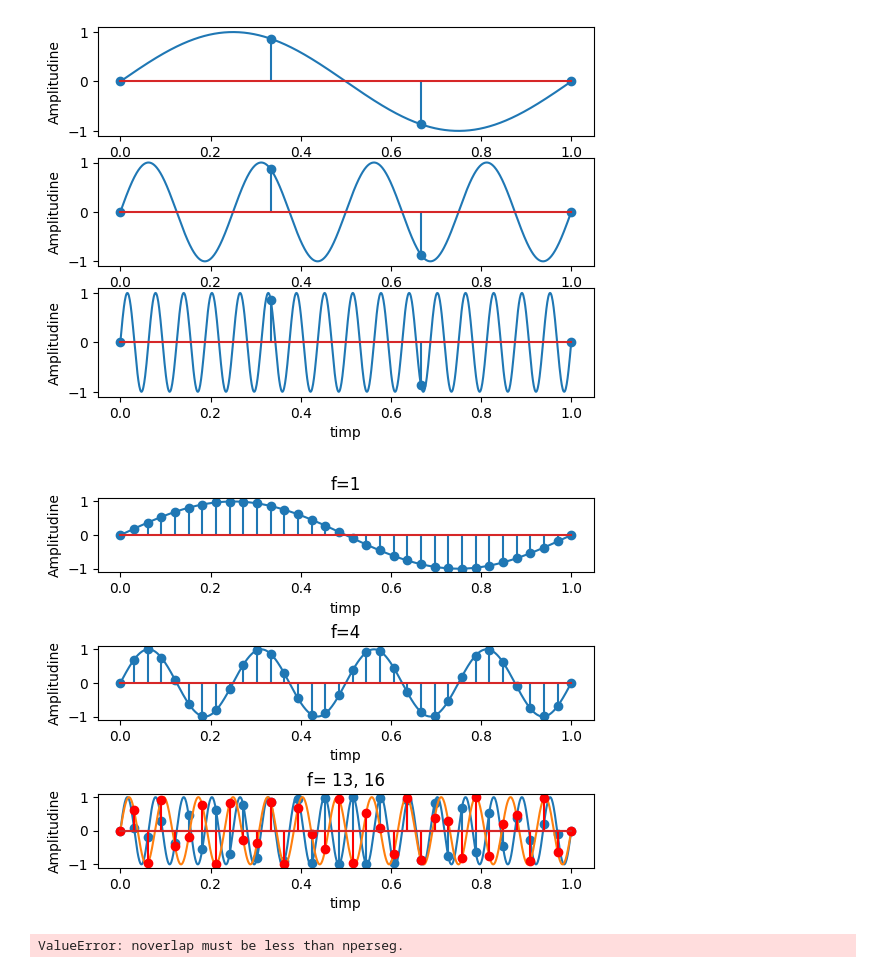
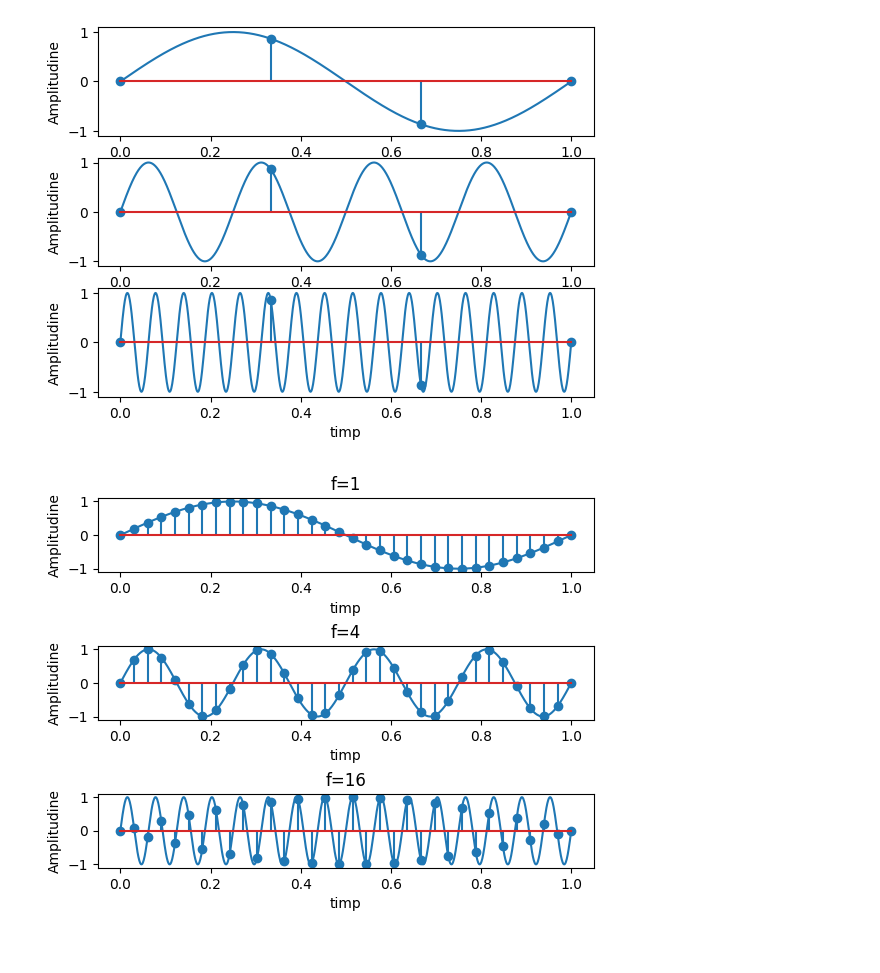
Before and after one commit to Apsodius1/Procesarea-Semnalelor, a Jupyter notebook: lab4/lab4.ipynb, the cells around one changed output. Cells and saved outputs as stored; diff of their text form; code cells hidden in the pictures.

```diff
--- a/lab4/lab4.ipynb
+++ b/lab4/lab4.ipynb
@@ -7,0 +7,24 @@ import scipy
+# %%
+# Exercitiul 1
+N = [128, 256, 512, 1024, 2048, 4096, 8192]
+
+t = np.linspace(0, 1, 10000)
+semnal_sinus = np.sin(2 * np.pi * 110 * t)
+my_times = []
+numpy_times = []
+
+for n_point in N:
+    start = timer()
+    X = np.zeros(n_point, dtype=np.complex_)
+    for omega in range(n_point):
+        for n in range(n_point):
+            X[omega] += semnal_sinus[n] * np.exp(
+                -2 * np.pi * 1j * omega * n / n_point
+            )
+    end = timer()
+    my_times.append(end - start)
+
+    start = timer()
+    X = np.fft.fft(semnal_sinus, n_point)
+    end = timer()
+    numpy_times.append(end - start)
@@ -48,39 +85,34 @@ def my_sinus(t, f=1):
 
 
 t_initial = np.linspace(0, 1, 1000)
 t_sample = np.linspace(0, 1, 34)
 
 fig, axs = plt.subplots(3)
 fig.subplots_adjust(hspace=1)
 
 axs[0].plot(t_initial, my_sinus(t_initial))
 axs[0].stem(t_sample, my_sinus(t_sample))
 axs[0].set_title("f=1")
 axs[0].set_xlabel("timp")
 axs[0].set_ylabel("Amplitudine")
 
 
 axs[1].plot(t_initial, my_sinus(t_initial, 4))
 axs[1].stem(t_sample, my_sinus(t_sample, 4))
 axs[1].set_title("f=4")
 axs[1].set_xlabel("timp")
 axs[1].set_ylabel("Amplitudine")
 
 
 axs[2].plot(t_initial, my_sinus(t_initial, 16))
 axs[2].stem(t_sample, my_sinus(t_sample, 16))
 axs[2].set_xlabel("timp")
 axs[2].set_ylabel("Amplitudine")
 
-axs[2].set_title("f= 13, 16")
-
-axs[2].plot(t_initial, my_sinus(t_initial, 13))
-axs[2].stem(t_sample, my_sinus(t_sample, 13), "r")
-axs[2].set_xlabel("timp")
-axs[2].set_ylabel("Amplitudine")
+axs[2].set_title("f=16")
 
 plt.show()
 # %% [output]
-[figure, old version]
+[figure, new version]
 # %%
 # Exercitiul 4:
@@ -88,31 +119,0 @@ plt.show()
-# %%
-# Exercitiul 5
-fs, audio_data = scipy.io.wavfile.read("sounds/a.wav")
-
-
-percentile = 1
-overlap_percent = 50
-
-overlap_samples = int(overlap_percent * fs / 100)
-group_size = int(percentile * len(audio_data) / 100)
-
-# ! ValueError: noverlap must be less than nperseg.
-
-frequencies, times, Sxx = scipy.signal.spectrogram(
-    audio_data,
-    fs,
-    nperseg=group_size,
-    noverlap=overlap_samples,
-    window='hann'
-)
-
-
-plt.figure(figsize=(10, 6))
-plt.pcolormesh(times, frequencies, 10 * np.log10(Sxx), shading='auto')
-plt.colorbar(label='Putere (dB)')
-plt.title('Spectrograma Semnalului Audio')
-plt.xlabel('Timp (secunde)')
-plt.ylabel('Frecvență (Hz)')
-plt.show()
-# %% [output]
-ValueError: noverlap must be less than nperseg.
```
Also changed, not shown: parts of 6 cells of this notebook.
